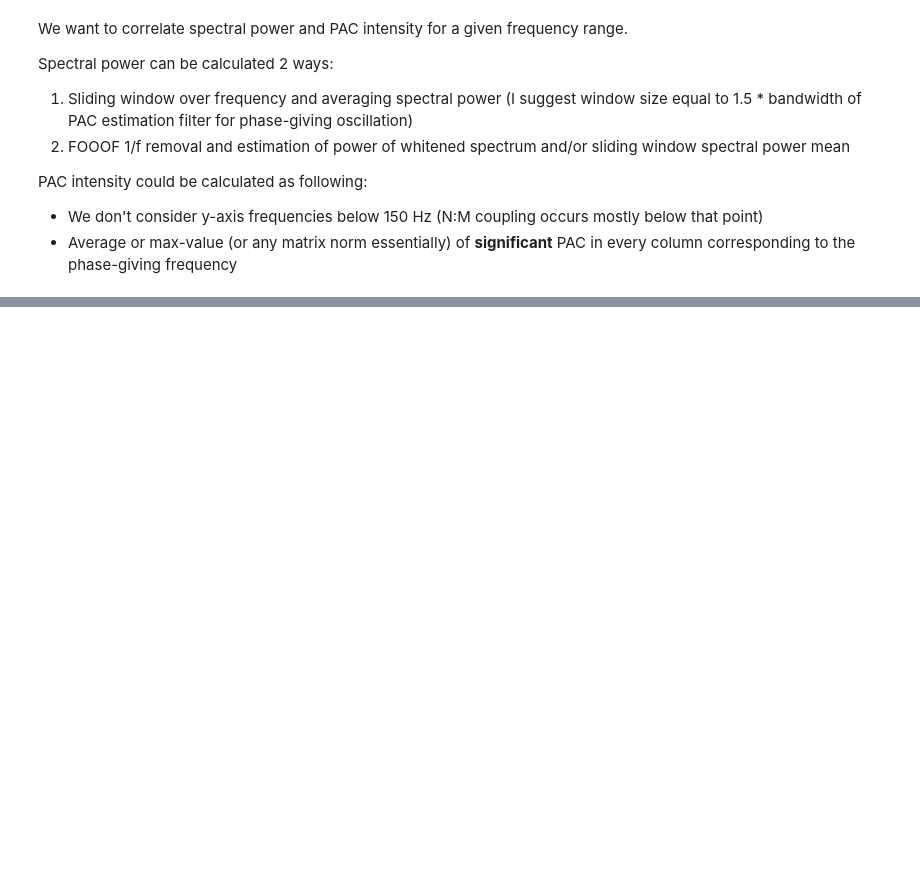
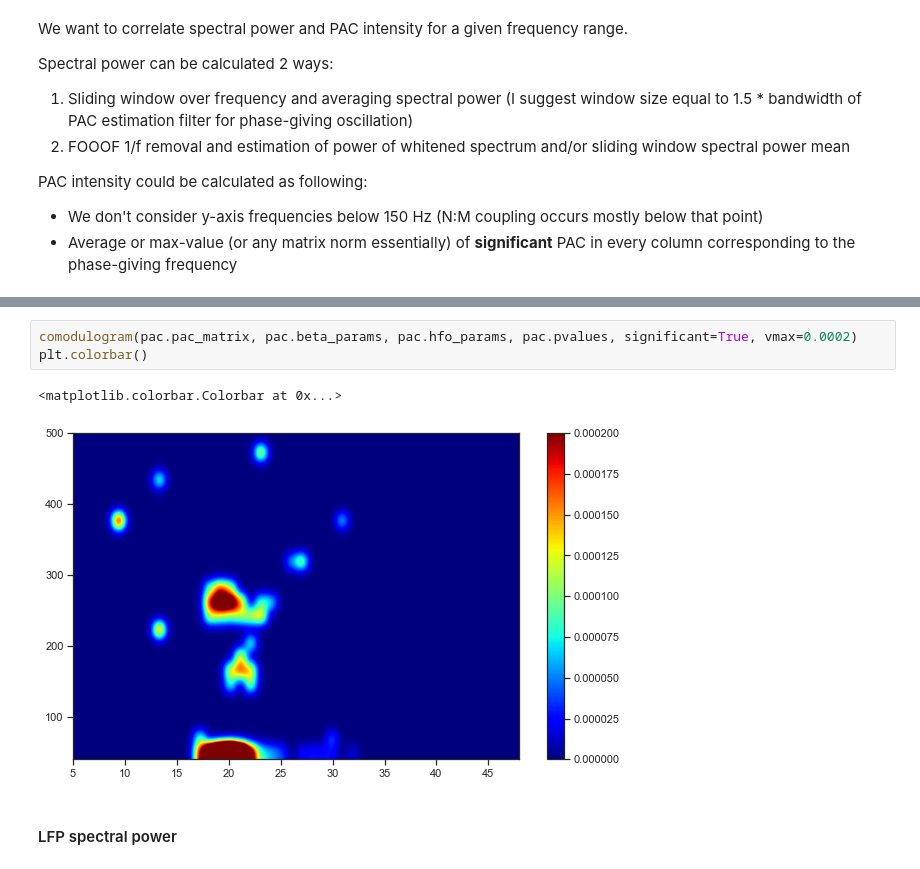
Before and after one commit to atimcenko/pac, a Jupyter notebook: dev_beta_pac_corr.ipynb, the cells around one changed output, grey strips where cells are left out. Saved outputs shown, nothing was run; the diff lists cells and outputs as text; blank space fills up the shorter version.

Commit message:
developed draft algorithm for correlating pac and phase-giving oscillatory power

```diff
--- a/dev_beta_pac_corr.ipynb
+++ b/dev_beta_pac_corr.ipynb
@@ -60,0 +123,8 @@ PAC intensity could be calculated as following:
+# %%
+comodulogram(pac.pac_matrix, pac.beta_params, pac.hfo_params, pac.pvalues, significant=True, vmax=0.0002)
+plt.colorbar()
+# %% [output]
+<matplotlib.colorbar.Colorbar at 0x...>
+[figure, added]
+# %% [markdown]
+#### LFP spectral power
```
Also changed, not shown: parts of 16 cells of this notebook.
